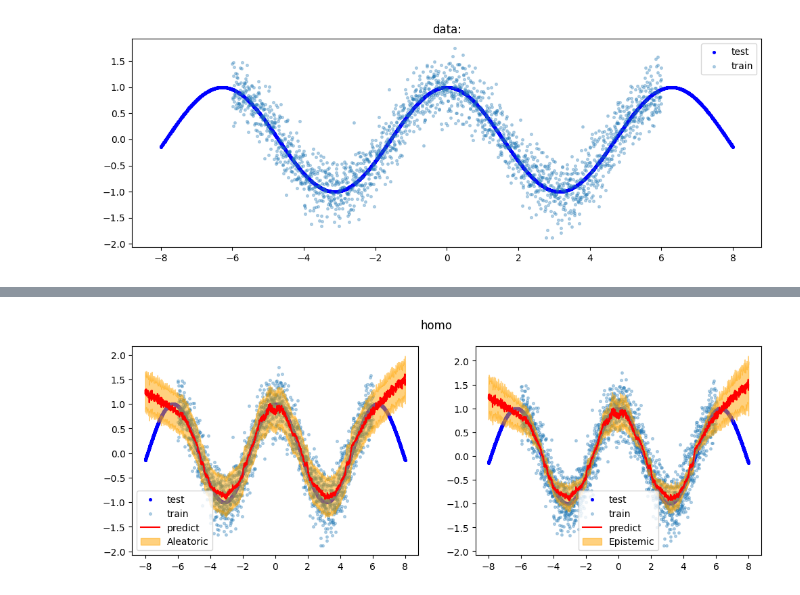
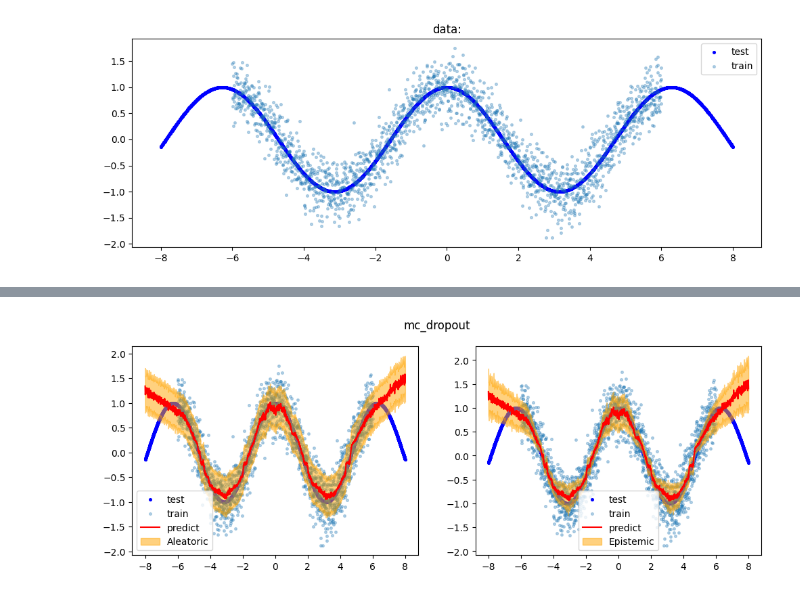
Before and after one commit to buyizhiyou/YYM, a Jupyter notebook: notebooks/mc_dropout_regression.ipynb, the cells around one changed output, grey strips where cells are left out. Drawn from its saved outputs; the diff is of its cells as text; code cells hidden in the pictures.

```diff
--- a/notebooks/mc_dropout_regression.ipynb
+++ b/notebooks/mc_dropout_regression.ipynb
@@ -42,6 +42,6 @@ mpiw:0.8477404662010258
-# %%
-fig_title="homo"
-fig = visualize_uncertainty(fig_title,pred_mean,a_u,e_u, x_train, y_train, x_test, y_test )
-save_fig(fig,"../results/mc_dropout_regression/","homo.jpg")
-# %% [output]
-[figure, removed]
+# %%
+fig_title="mc_dropout"
+fig = visualize_uncertainty(fig_title,pred_mean,a_u,e_u, x_train, y_train, x_test, y_test )
+save_fig(fig,"../results/mc_dropout_regression/","homo.jpg")
+# %% [output]
+[figure, added]
```
Also changed, not shown: parts of 1 cell of this notebook, 35 other files.
